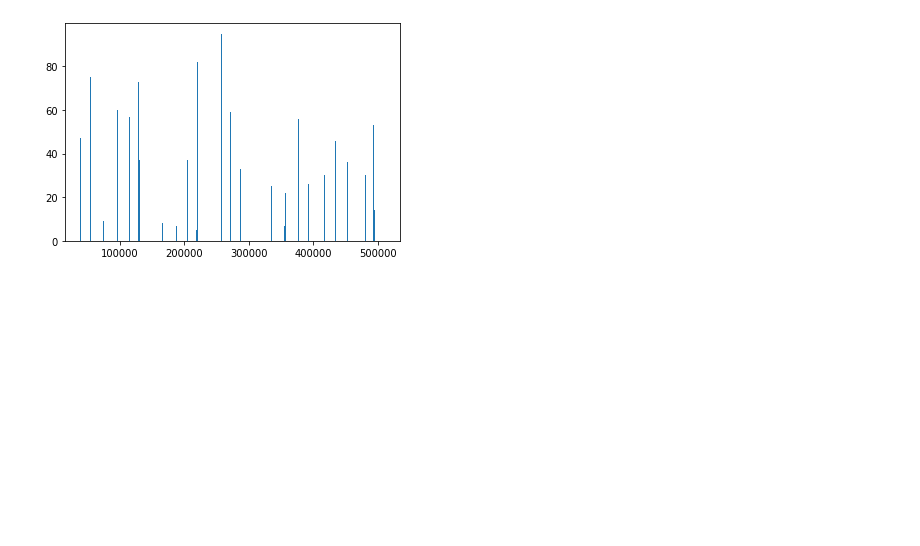
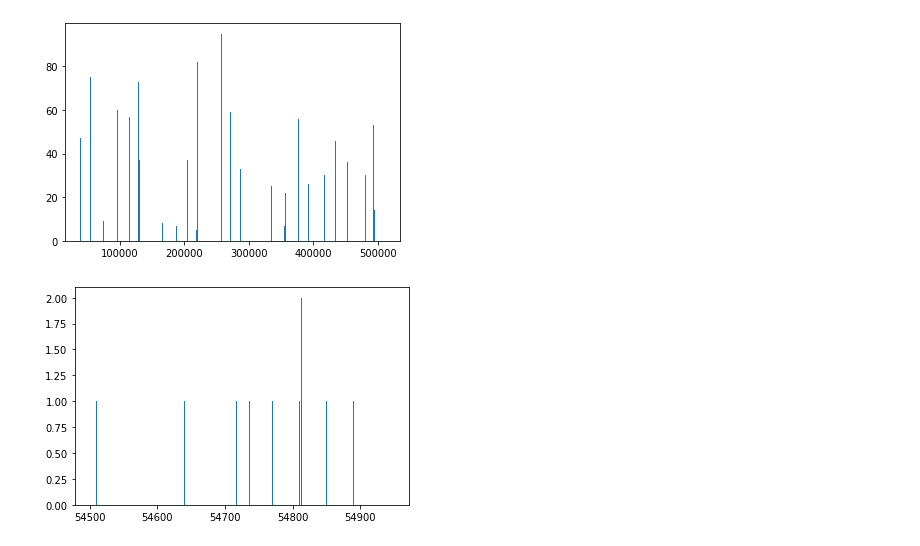
Before and after one commit to Weilin37/csgoanalytics, a Jupyter notebook: bombsite_testing.ipynb, the cells around one changed output. Saved outputs shown, nothing was run; the diff lists cells and outputs as text; code cells hidden in the pictures; blank space fills up the shorter version.

```diff
--- a/bombsite_testing.ipynb
+++ b/bombsite_testing.ipynb
@@ -100,3 +160,9 @@ plt.scatter(test_bombsite.bomb_frames['Position_X'],
 p = plt.hist(test_bombsite.bombsite_xyz['Frame'], bins = 500)
 # %% [output]
 [figure]
+# %%
+tt = test_bombsite.bombsite_xyz[test_bombsite.bombsite_xyz['RoundNumber']==2]
+# %%
+p = plt.hist(tt['Frame'], bins = 2500)
+# %% [output]
+[figure, added]
```
Also changed, not shown: parts of 4 cells of this notebook, 2 other files.
